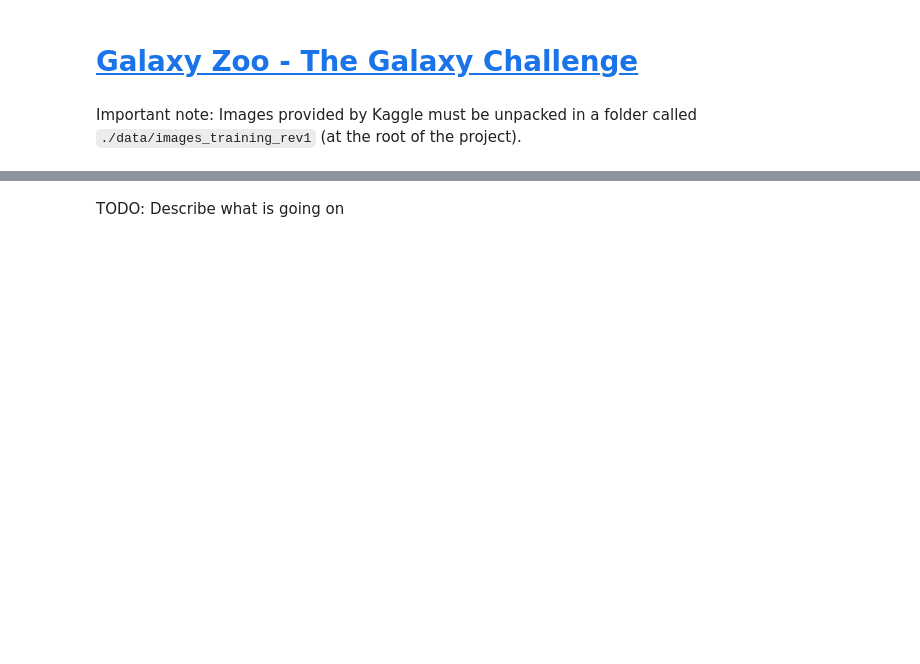
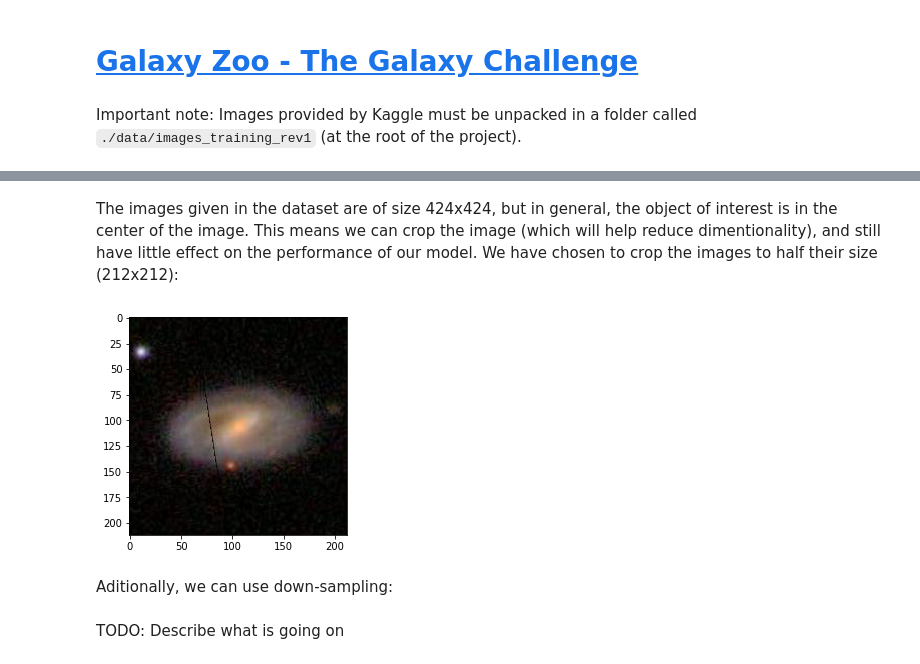
Before and after one commit to diegocasmo/ml-project, a Jupyter notebook: code/solution.ipynb, the cells around one changed output, grey strips where cells are left out. Saved outputs shown, nothing was run; the diff lists cells and outputs as text; code cells hidden in the pictures; blank space fills up the shorter version.

```diff
--- a/code/solution.ipynb
+++ b/code/solution.ipynb
@@ -4,0 +36,11 @@ Important note: Images provided by Kaggle must be unpacked in a folder called ``
+# %% [markdown]
+The images given in the dataset are of size 424x424, but in general, the object of interest is in the center of the image. This means we can crop the image (which will help reduce dimentionality), and still have little effect on the performance of our model. We have chosen to crop the images to half their size (212x212):
+# %%
+# Example of how to crop an image
+sample_img = sample_img.T[:,106:106*3,106:106*3]
+plt.imshow(sample_img.T)
+plt.show()
+# %% [output]
+[figure, added]
+# %% [markdown]
+Aditionally, we can use down-sampling:
```
Also changed, not shown: parts of 8 cells of this notebook, 1 other file.
